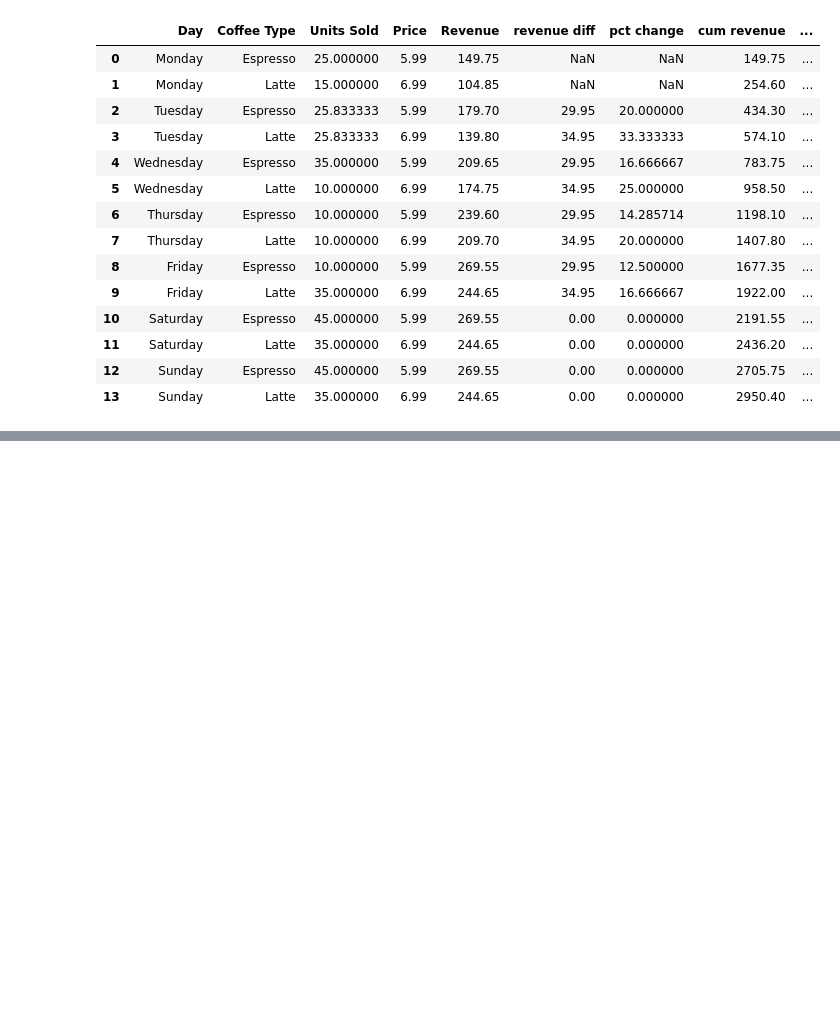
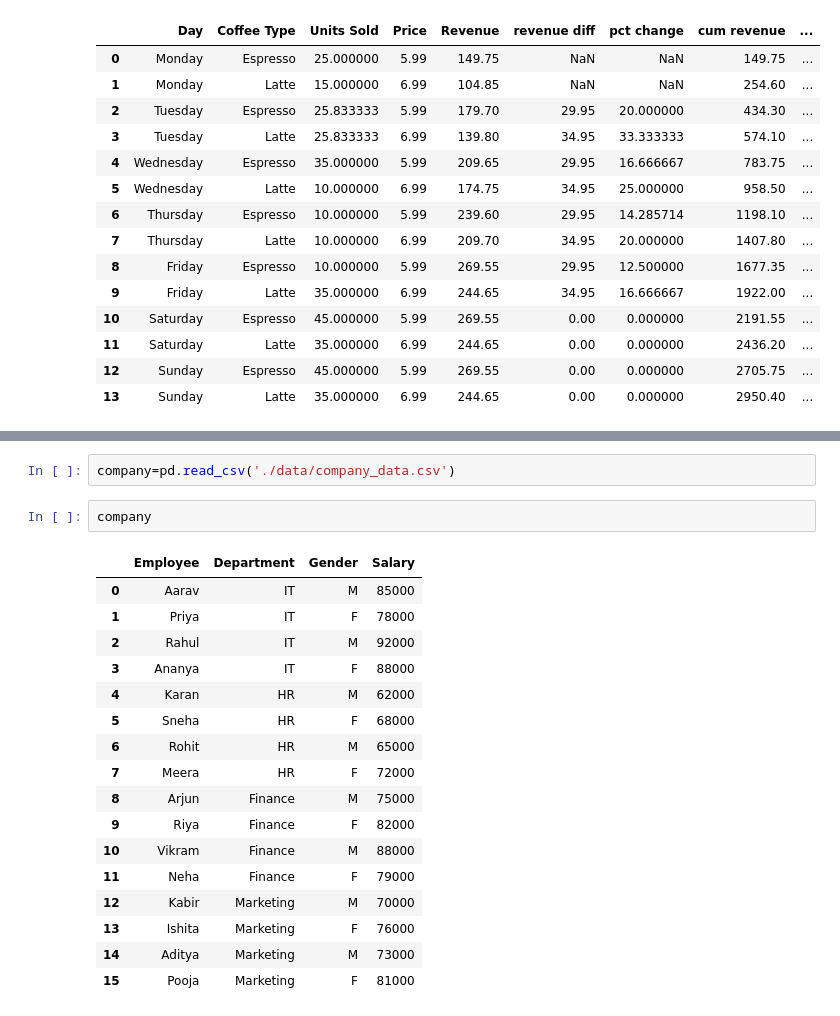
Before and after one commit to mus9090/pandas-practice, a Jupyter notebook: 01-basics.ipynb, the cells around one changed output, grey strips where cells are left out. Cells and saved outputs as stored; diff of their text form; blank space fills up the shorter version.

```diff
--- a/01-basics.ipynb
+++ b/01-basics.ipynb
@@ -1284,0 +1307,22 @@ coffee
+# %%
+company=pd.read_csv('./data/company_data.csv')
+# %%
+company
+# %% [output]
+|  | Employee | Department | Gender | Salary |
+| 0 | Aarav | IT | M | 85000 |
+| 1 | Priya | IT | F | 78000 |
+| 2 | Rahul | IT | M | 92000 |
+| 3 | Ananya | IT | F | 88000 |
+| 4 | Karan | HR | M | 62000 |
+| 5 | Sneha | HR | F | 68000 |
+| 6 | Rohit | HR | M | 65000 |
+| 7 | Meera | HR | F | 72000 |
+| 8 | Arjun | Finance | M | 75000 |
+| 9 | Riya | Finance | F | 82000 |
+| 10 | Vikram | Finance | M | 88000 |
+| 11 | Neha | Finance | F | 79000 |
+| 12 | Kabir | Marketing | M | 70000 |
+| 13 | Ishita | Marketing | F | 76000 |
+| 14 | Aditya | Marketing | M | 73000 |
+| 15 | Pooja | Marketing | F | 81000 |
```
Also changed, not shown: parts of 5 cells of this notebook, 1 other file.
